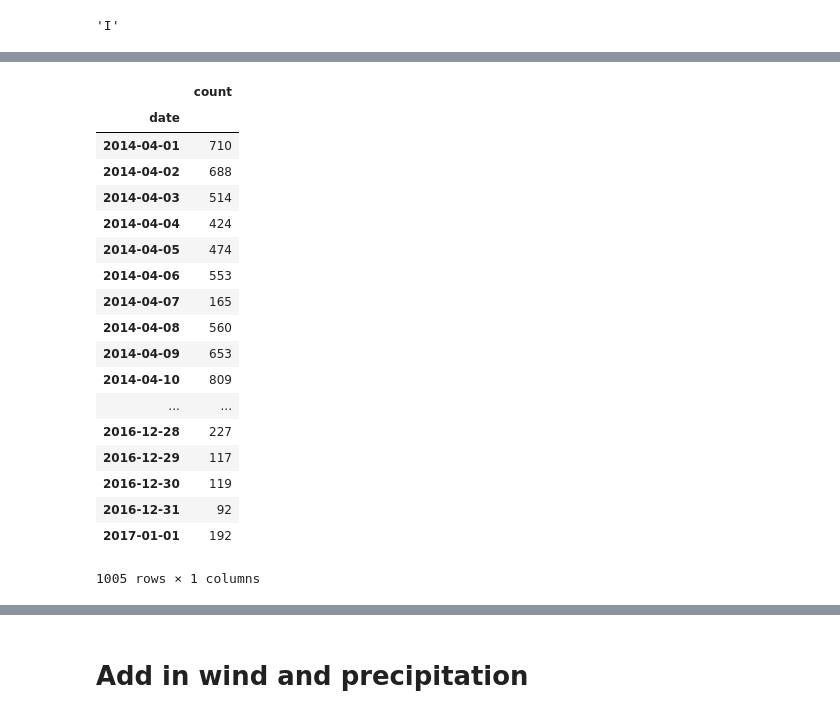
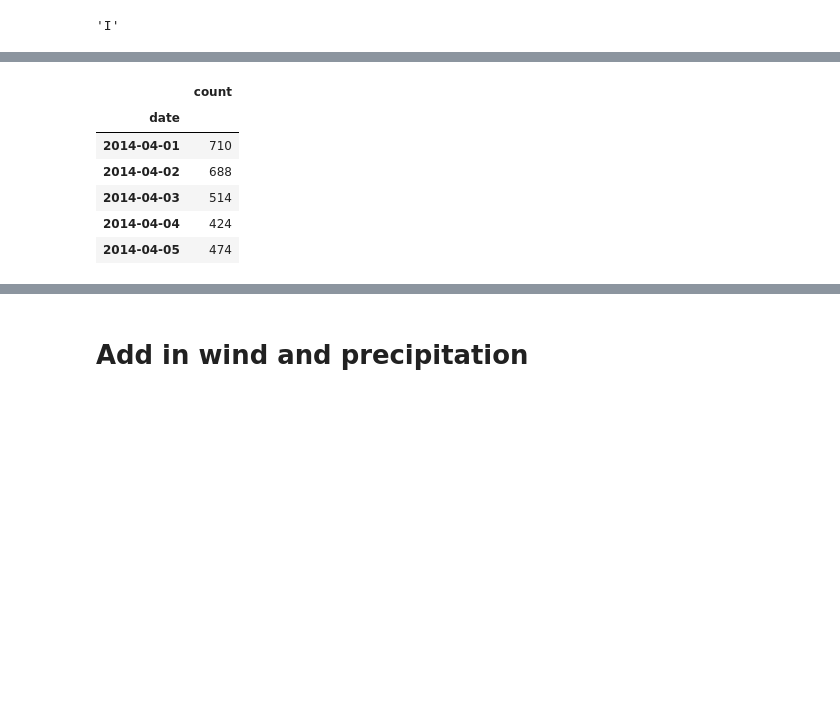
Before and after one commit to GeorgeTSilva/georgetsilva.github.io, a Jupyter notebook: posts/exploring-arlingtons-bikeometer-data.ipynb, the cells around one changed output, grey strips where cells are left out. Drawn from its saved outputs; the diff is of its cells as text; code cells hidden in the pictures; blank space fills up the shorter version.

```diff
--- a/posts/exploring-arlingtons-bikeometer-data.ipynb
+++ b/posts/exploring-arlingtons-bikeometer-data.ipynb
@@ -83,26 +56,14 @@ dfbikes
 # %%
 dfbikes = dfbikes.set_index("date")
-dfbikes
+dfbikes.head()
 # %% [output]
 |  | count |
 | date |  |
 | 2014-04-01 | 710 |
 | 2014-04-02 | 688 |
 | 2014-04-03 | 514 |
 | 2014-04-04 | 424 |
 | 2014-04-05 | 474 |
-| 2014-04-06 | 553 |
-| 2014-04-07 | 165 |
-| 2014-04-08 | 560 |
-| 2014-04-09 | 653 |
-| 2014-04-10 | 809 |
-| ... | ... |
-| 2016-12-28 | 227 |
-| 2016-12-29 | 117 |
-| 2016-12-30 | 119 |
-| 2016-12-31 | 92 |
-| 2017-01-01 | 192 |
-1005 rows × 1 columns
 # %% [markdown]
 ## Adding in Weather Data
 
```
Also changed, not shown: parts of 22 cells of this notebook, 3 other files.
